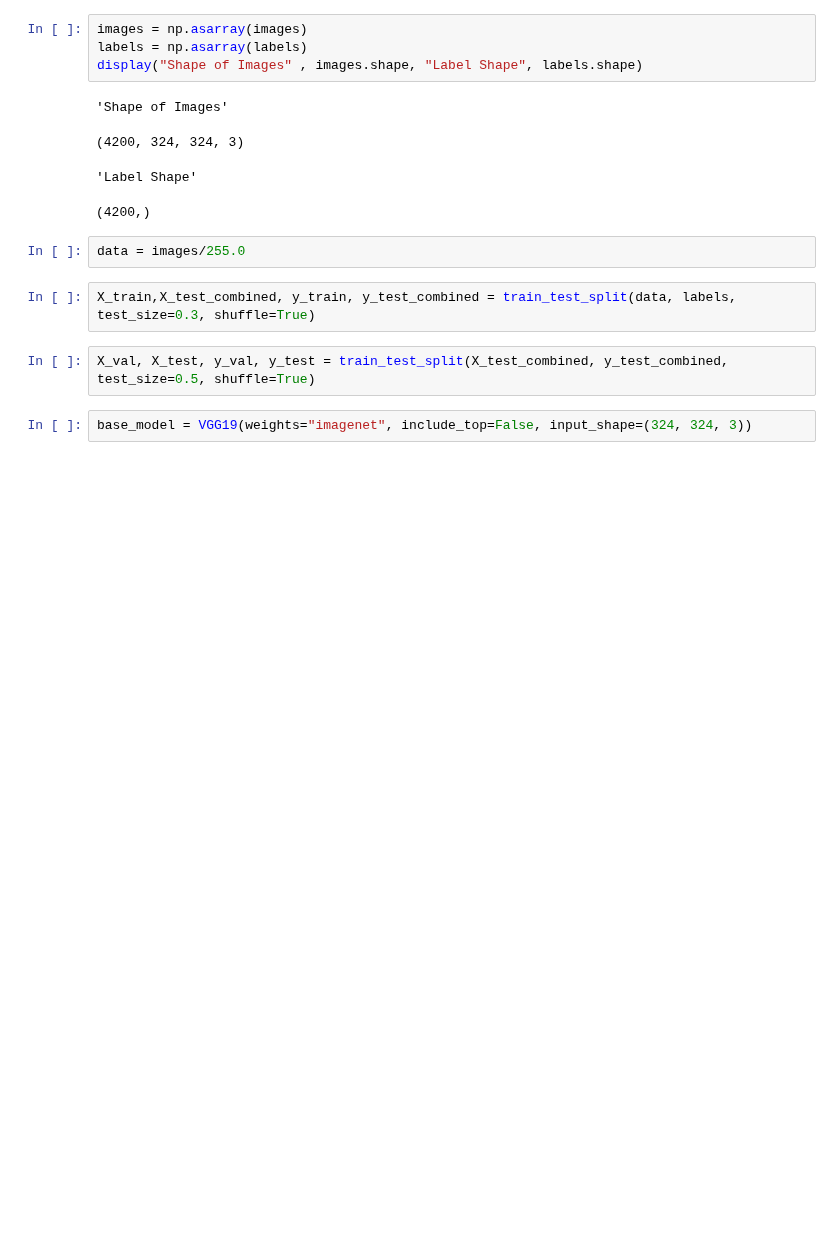
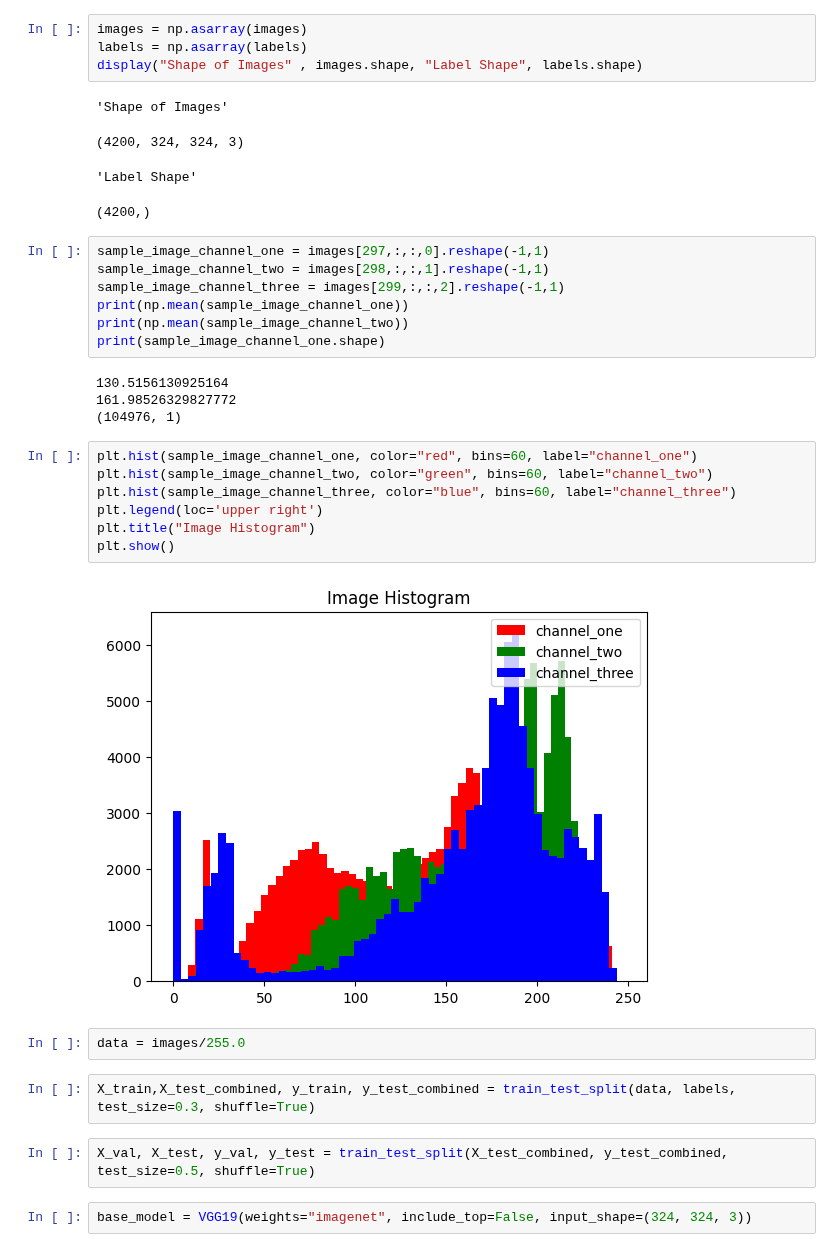
Before and after one commit to Ngwaru/CXR, a Jupyter notebook: tb_cxr.ipynb, the cells around one changed output. Saved outputs shown, nothing was run; the diff lists cells and outputs as text; blank space fills up the shorter version.

Commit message:
Start image EDA

```diff
--- a/tb_cxr.ipynb
+++ b/tb_cxr.ipynb
@@ -53,6 +53,26 @@ display("Shape of Images" , images.shape, "Label Shape", labels.shape)
 (4200, 324, 324, 3)
 'Label Shape'
 (4200,)
+# %%
+sample_image_channel_one = images[297,:,:,0].reshape(-1,1)
+sample_image_channel_two = images[298,:,:,1].reshape(-1,1)
+sample_image_channel_three = images[299,:,:,2].reshape(-1,1)
+print(np.mean(sample_image_channel_one))
+print(np.mean(sample_image_channel_two))
+print(sample_image_channel_one.shape)
+# %% [output]
+130.5156130925164
+161.98526329827772
+(104976, 1)
+# %%
+plt.hist(sample_image_channel_one, color="red", bins=60, label="channel_one")
+plt.hist(sample_image_channel_two, color="green", bins=60, label="channel_two")
+plt.hist(sample_image_channel_three, color="blue", bins=60, label="channel_three")
+plt.legend(loc='upper right')
+plt.title("Image Histogram")
+plt.show()
+# %% [output]
+[figure, added]
 # %%
 data = images/255.0
 # %%
```
